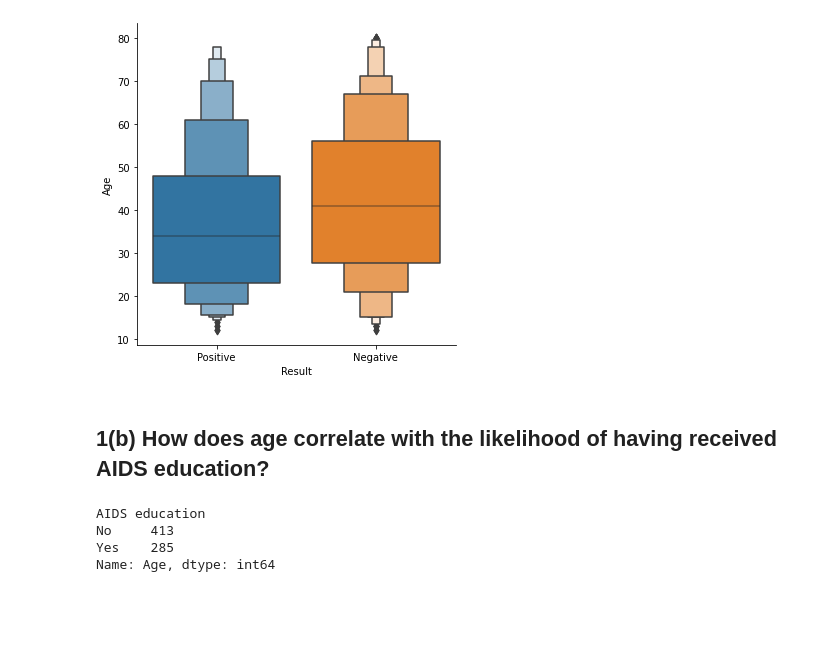
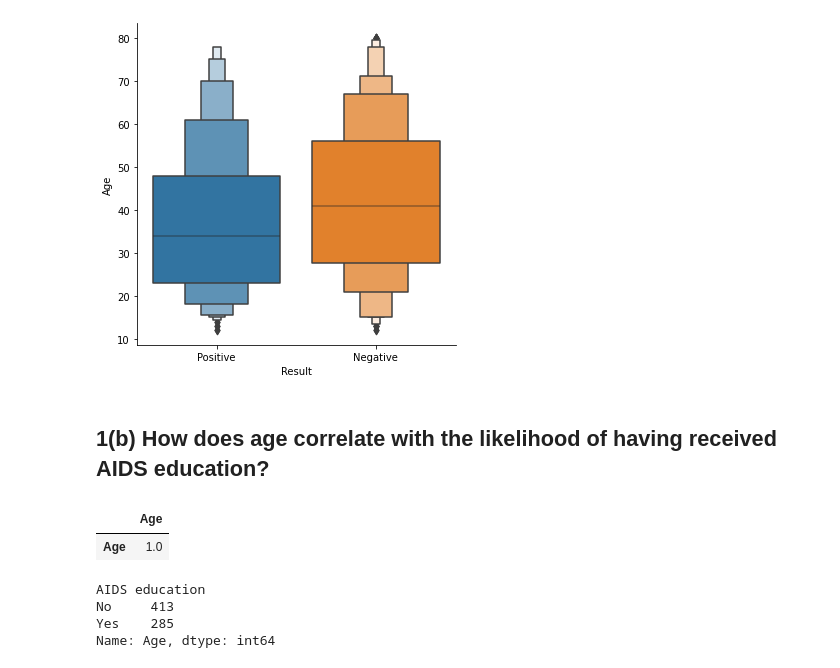
Before and after one commit to michaelegbujua/HIV_analysis, a Jupyter notebook: HIV_analysis_AnalyticsProject.ipynb, the cells around one changed output. Cells and saved outputs as stored; diff of their text form; code cells hidden in the pictures; blank space fills up the shorter version.

```diff
--- a/HIV_analysis_AnalyticsProject.ipynb
+++ b/HIV_analysis_AnalyticsProject.ipynb
@@ -325,6 +325,11 @@ sns.catplot(data=df, x="Result",y="Age", kind="boxen")
 [figure]
 # %% [markdown]
 ## 1(b) How does age correlate with the likelihood of having received AIDS education?
+# %%
+df.corr()
+# %% [output]
+|  | Age |
+| Age | 1.0 |
 # %%
 # 1(b) How does age correlate with the likelihood of having received AIDS education?
 df.groupby("AIDS education")["Age"].count()
```
Also changed, not shown: parts of 22 cells of this notebook.
